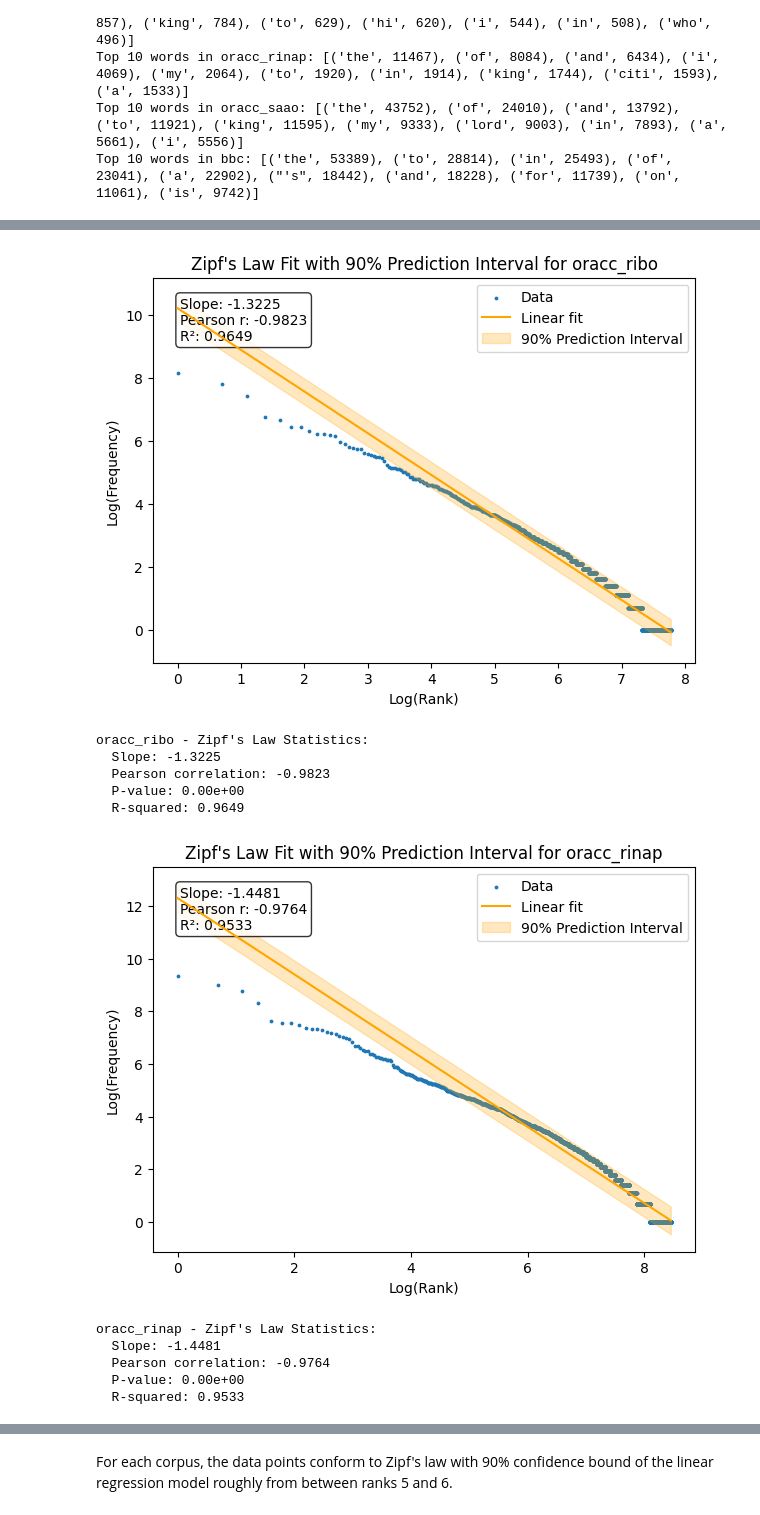
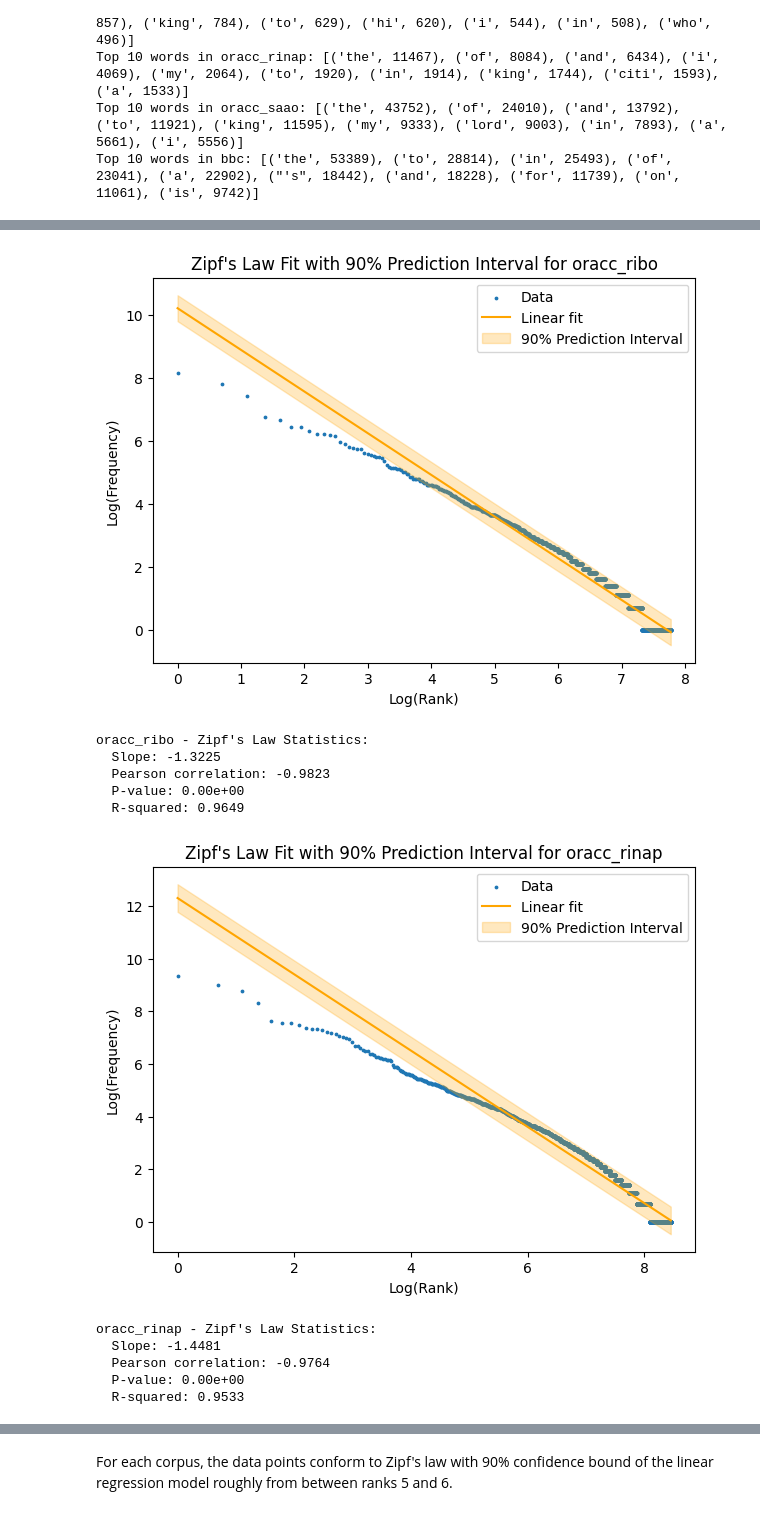
Before and after one commit to Sahe00/NLPTM_finalproject, a Jupyter notebook: project.ipynb, the cells around one changed output, grey strips where cells are left out. Cells and saved outputs as stored; diff of their text form; code cells hidden in the pictures.

Commit message:
remove stats from plot in 5

```diff
--- a/project.ipynb
+++ b/project.ipynb
@@ -430,12 +430,6 @@ for corpus_name, freq_dist in freq_dists.items():
     plt.ylabel('Log(Frequency)')
     plt.title(f"Zipf's Law Fit with 90% Prediction Interval for {corpus_name}")
     plt.legend()
-
-    # Add statistics to the plot
-    plt.text(0.05, 0.95, f'Slope: {slope:.4f}\nPearson r: {pearson_corr:.4f}\nR²: {r_squared:.4f}',
-             transform=plt.gca().transAxes, verticalalignment='top',
-             bbox=dict(boxstyle='round', facecolor='white', alpha=0.8))
-
     plt.show()
 
     print(f"\n{corpus_name} - Zipf's Law Statistics:")
@@ -448,15 +442,15 @@ for corpus_name, freq_dist in freq_dists.items():
 oracc_cams - Zipf's Law Statistics:
   Slope: -1.5053
   Pearson correlation: -0.9845
   P-value: 0.00e+00
   R-squared: 0.9691
-[figure, old version]
+[figure, new version]
 oracc_ribo - Zipf's Law Statistics:
   Slope: -1.3225
   Pearson correlation: -0.9823
   P-value: 0.00e+00
   R-squared: 0.9649
-[figure, old version]
+[figure, new version]
 oracc_rinap - Zipf's Law Statistics:
   Slope: -1.4481
   Pearson correlation: -0.9764
```
Also changed, not shown: parts of 1 cell of this notebook.
